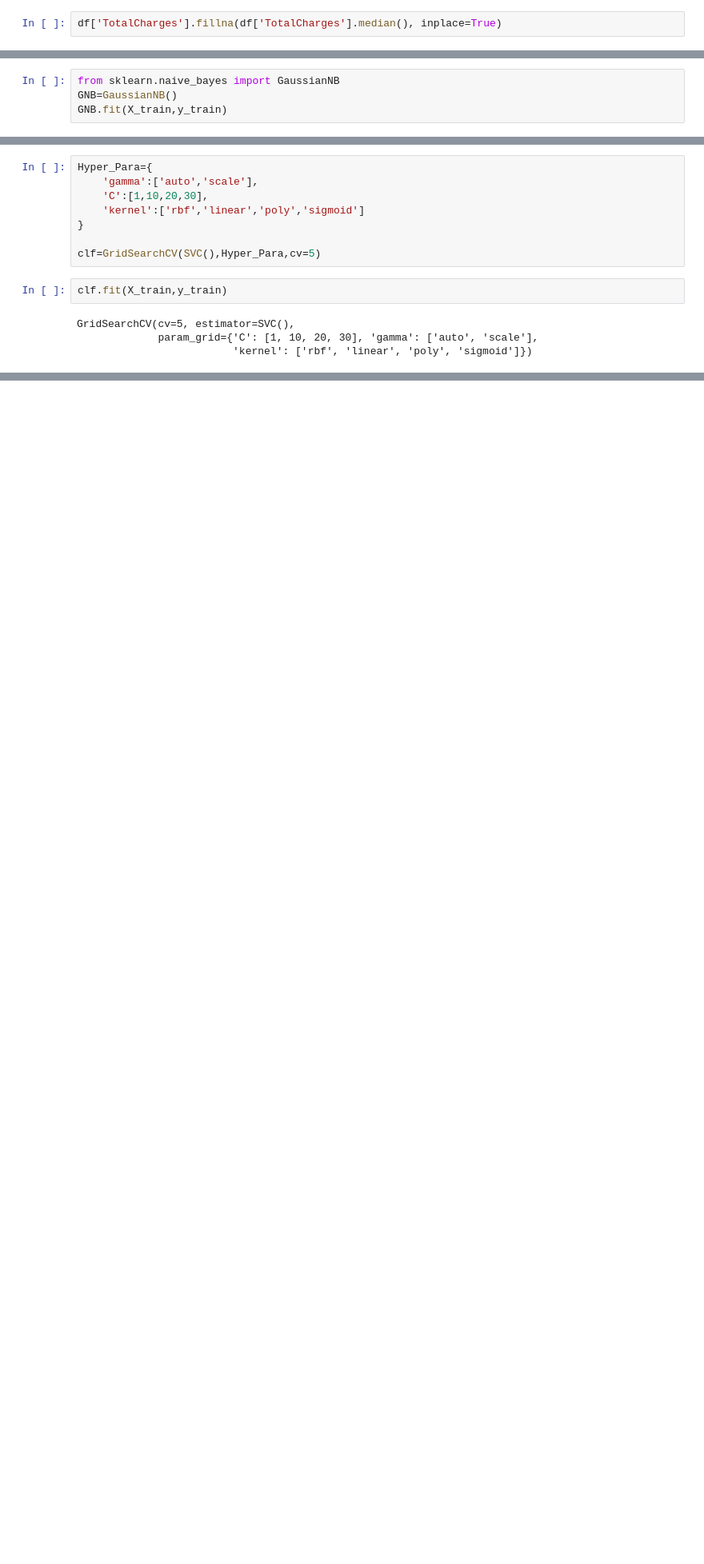
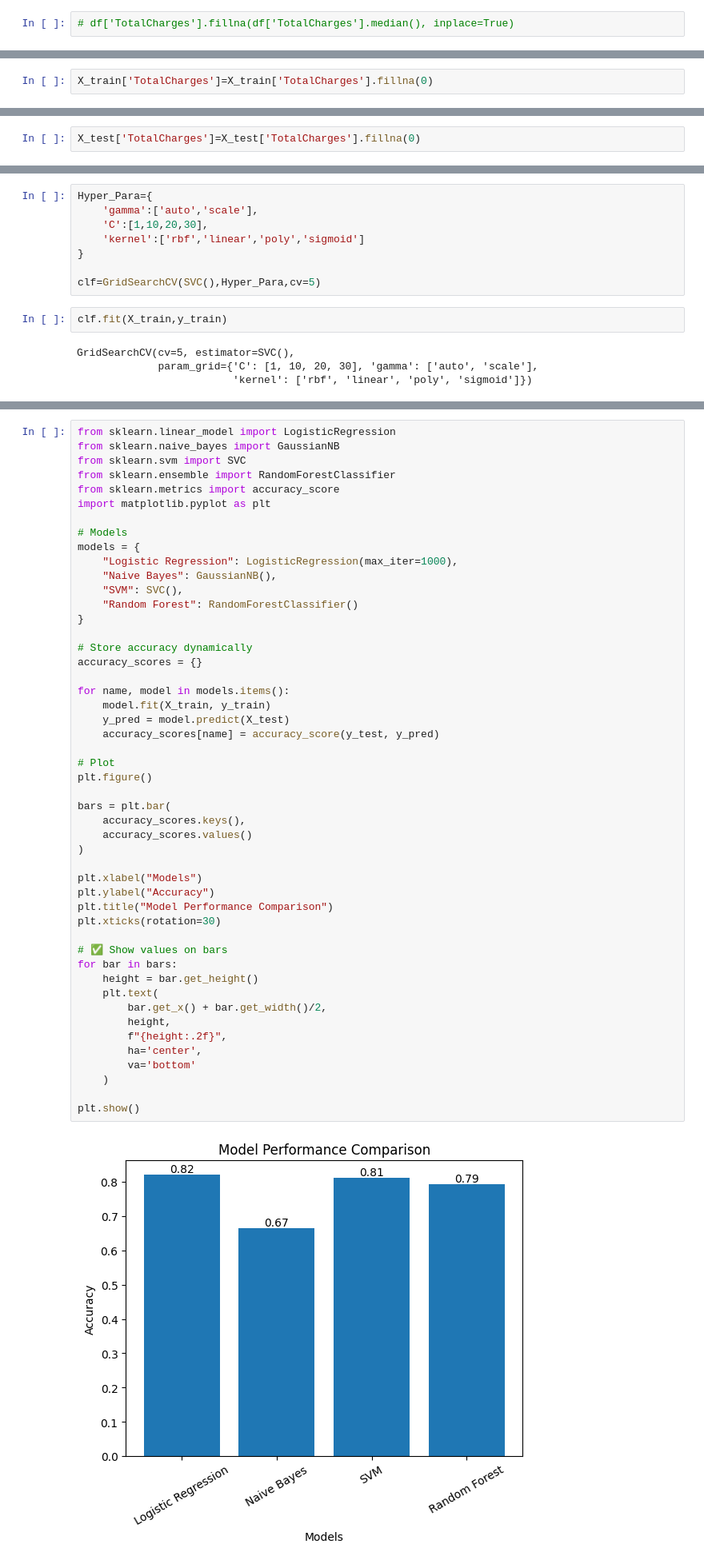
Before and after one commit to tuhinCr7/Customer_Churn_Prediction, a Jupyter notebook: Customer_Churn_Prediction.ipynb, the cells around one changed output, grey strips where cells are left out. Shown at 80% size. Cells and saved outputs as stored; diff of their text form; blank space fills up the shorter version.

Commit message:
Adding a bar plot showing every model performance

```diff
--- a/Customer_Churn_Prediction.ipynb
+++ b/Customer_Churn_Prediction.ipynb
@@ -488,2 +488,2 @@ dtype('float64')
 # %%
-df['TotalCharges'].fillna(df['TotalCharges'].median(), inplace=True)
+# df['TotalCharges'].fillna(df['TotalCharges'].median(), inplace=True)
@@ -605,7 +598,3 @@ Name: count, dtype: int64
 # %%
 from sklearn.model_selection import train_test_split
 X_train,X_test,y_train,y_test=train_test_split(X,y,test_size=0.2,random_state=42)
-# %%
-from sklearn.naive_bayes import GaussianNB
-GNB=GaussianNB()
-GNB.fit(X_train,y_train)
@@ -627,0 +655,2 @@ dt.score(X_test,y_test)
+# %%
+X_train['TotalCharges']=X_train['TotalCharges'].fillna(0)
@@ -638,3 +689,5 @@ lr.score(X_train,y_train)
+# %%
+X_test['TotalCharges']=X_test['TotalCharges'].fillna(0)
 # %%
 lr.score(X_test,y_test)
 # %% [output]
@@ -695,0 +749,51 @@ np.float64(0.7973021319115337)
+# %%
+from sklearn.linear_model import LogisticRegression
+from sklearn.naive_bayes import GaussianNB
+from sklearn.svm import SVC
+from sklearn.ensemble import RandomForestClassifier
+from sklearn.metrics import accuracy_score
+import matplotlib.pyplot as plt
+
+# Models
+models = {
+    "Logistic Regression": LogisticRegression(max_iter=1000),
+    "Naive Bayes": GaussianNB(),
+    "SVM": SVC(),
+    "Random Forest": RandomForestClassifier()
+}
+
+# Store accuracy dynamically
+accuracy_scores = {}
+
+for name, model in models.items():
+    model.fit(X_train, y_train)
+    y_pred = model.predict(X_test)
+    accuracy_scores[name] = accuracy_score(y_test, y_pred)
+
+# Plot
+plt.figure()
+
+bars = plt.bar(
+    accuracy_scores.keys(),
+    accuracy_scores.values()
+)
+
+plt.xlabel("Models")
+plt.ylabel("Accuracy")
+plt.title("Model Performance Comparison")
+plt.xticks(rotation=30)
+
+# ✅ Show values on bars
+for bar in bars:
+    height = bar.get_height()
+    plt.text(
+        bar.get_x() + bar.get_width()/2,
+        height,
+        f"{height:.2f}",
+        ha='center',
+        va='bottom'
+    )
+
+plt.show()
+# %% [output]
+[figure, added]
```
Also changed, not shown: parts of 15 cells of this notebook.
